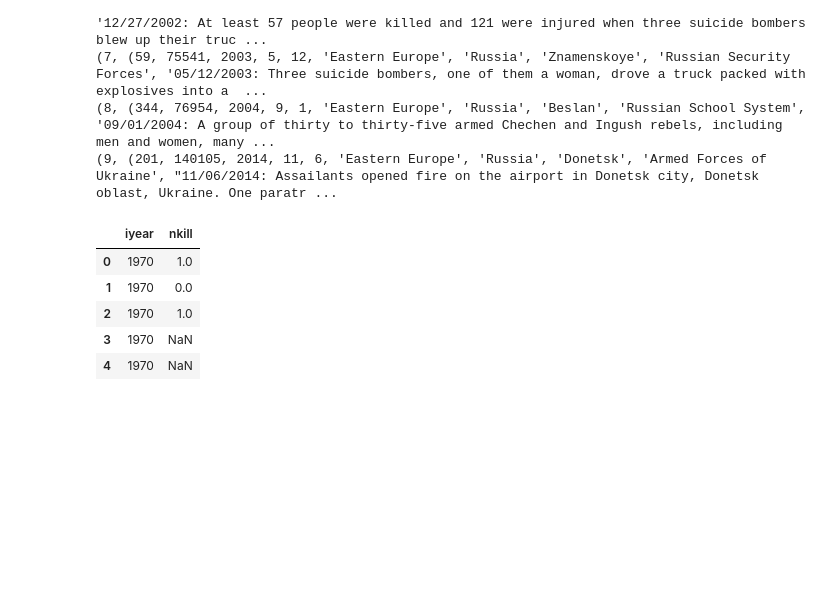
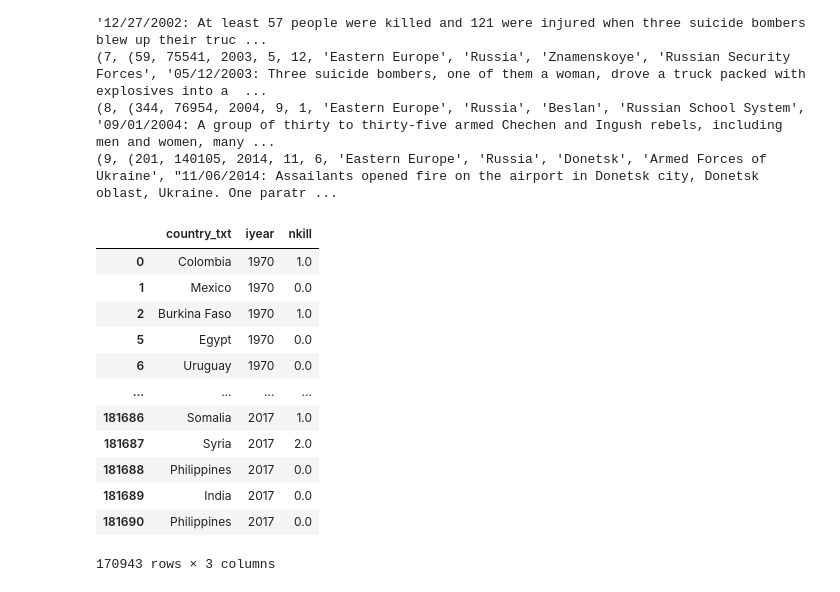
Before and after one commit to DS09-onl-studing/DS09-onl-org, a Jupyter notebook: Lesson_12_Analyse_GTDb.ipynb, the cells around one changed output. Cells and saved outputs as stored; diff of their text form; code cells hidden in the pictures; blank space fills up the shorter version.

```diff
--- a/Lesson_12_Analyse_GTDb.ipynb
+++ b/Lesson_12_Analyse_GTDb.ipynb
@@ -317,11 +426,34 @@ query = db.select(Incident.iyear, Victims.nkill,).outerjoin(Victims, Victims.id
+# %%
+query = db.select(Incident.iyear, Region.region_txt, Country.country_txt,
+                  City.city, TypeAttack.attacktype1_txt, TypeIncident.alternative_txt,
+                  TargetType.targtype1_txt, WeaponSubType.weapsubtype1_txt, Victims.nkill
+                  ).outerjoin(City, City.id == Incident.city_id
+                  ).outerjoin(Country, Country.id == City.country_id
+                  ).outerjoin(Region, Region.id == Country.region_id
+                  ).outerjoin(TypeAttack, TypeAttack.id == Incident.type_attack_id
+                  ).outerjoin(TypeIncident, TypeIncident.id == Incident.type_incident_id
+                  ).outerjoin(TargetSubType, TargetSubType.id == Incident.target_sub_type_id
+                  ).outerjoin(TargetType, TargetType.id == TargetSubType.target_type_id
+                  ).outerjoin(WeaponSubType, WeaponSubType.id == Incident.weapon_sub_type_id
+                  ).outerjoin(WeaponType, WeaponType.id == WeaponSubType.weapon_type_id
+                  ).outerjoin(Victims, Victims.id == Incident.id)
 # %%
-year_victims = pd.read_sql(query, engine)
+ter_alltime = pd.read_sql(query, engine)
+# %%
+year_victims = ter_alltime[['country_txt', 'iyear', 'nkill']]
 # %%
-year_victims.head()
+year_victims.dropna()
 # %% [output]
-|  | iyear | nkill |
-| 0 | 1970 | 1.0 |
-| 1 | 1970 | 0.0 |
-| 2 | 1970 | 1.0 |
-| 3 | 1970 | NaN |
-| 4 | 1970 | NaN |
+|  | country_txt | iyear | nkill |
+| 0 | Colombia | 1970 | 1.0 |
+| 1 | Mexico | 1970 | 0.0 |
+| 2 | Burkina Faso | 1970 | 1.0 |
+| 5 | Egypt | 1970 | 0.0 |
+| 6 | Uruguay | 1970 | 0.0 |
+| ... | ... | ... | ... |
+| 181686 | Somalia | 2017 | 1.0 |
+| 181687 | Syria | 2017 | 2.0 |
+| 181688 | Philippines | 2017 | 0.0 |
+| 181689 | India | 2017 | 0.0 |
+| 181690 | Philippines | 2017 | 0.0 |
+170943 rows × 3 columns
```
Also changed, not shown: parts of 29 cells of this notebook, 1 other file.
